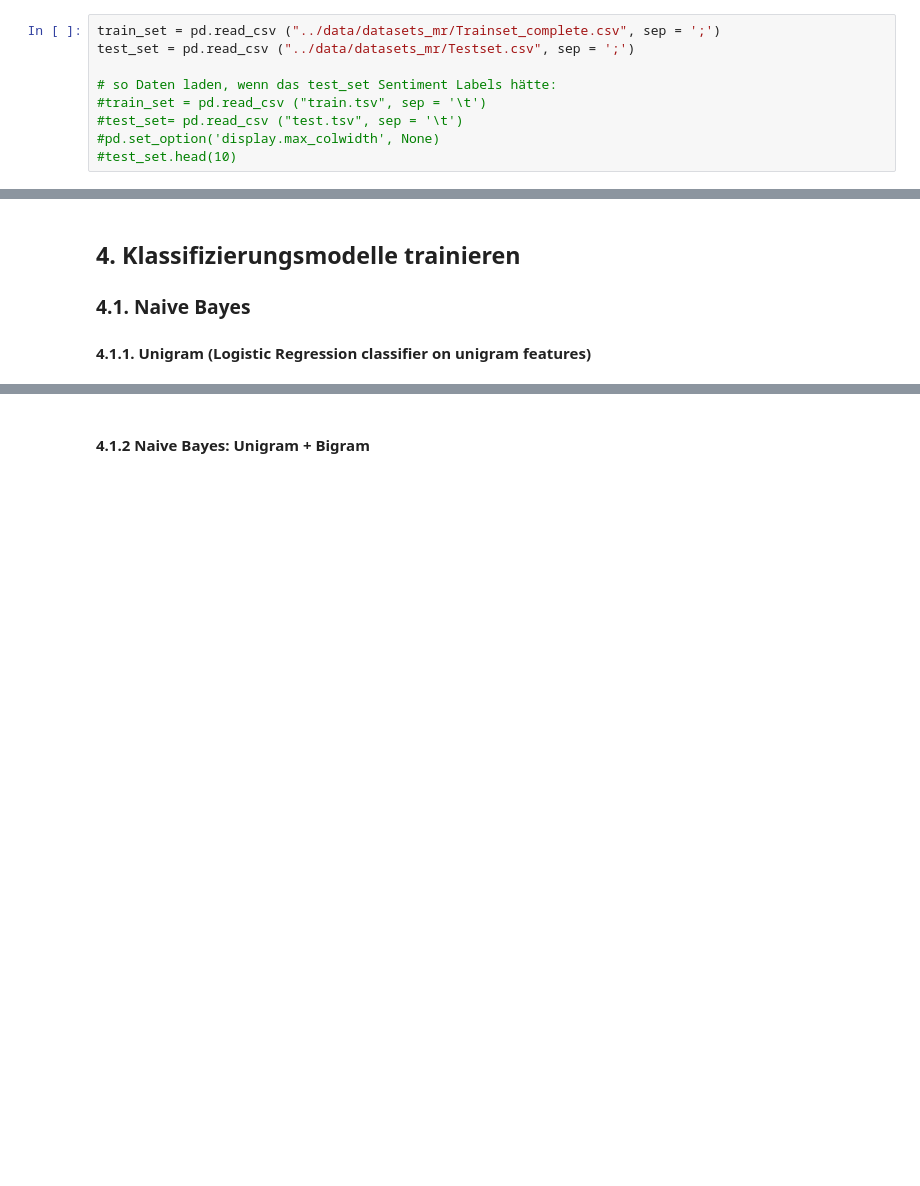
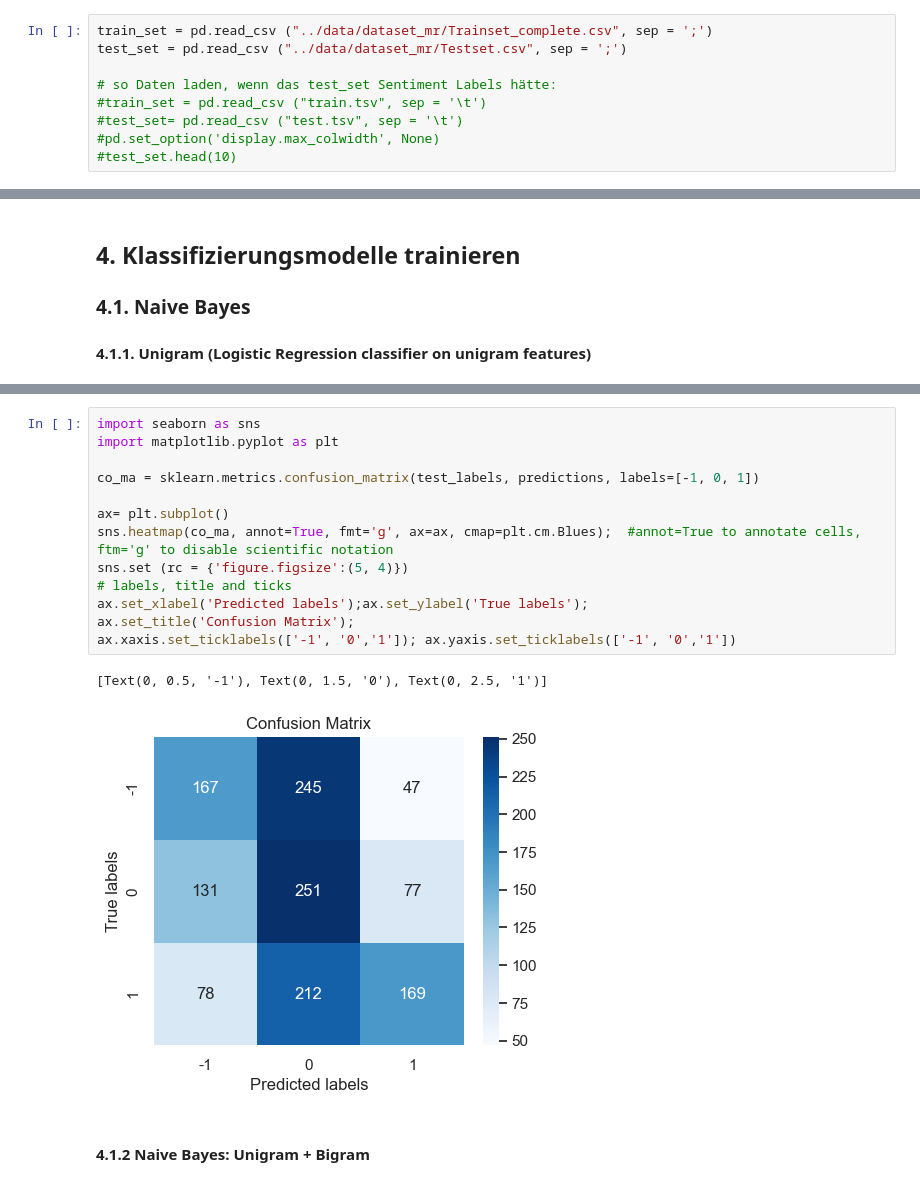
Before and after one commit to nklsKrmnn/LSC_Sentiment_Analysis, a Jupyter notebook: notebooks/Project_BoW.ipynb, the cells around one changed output, grey strips where cells are left out. Cells and saved outputs as stored; diff of their text form; blank space fills up the shorter version.

```diff
--- a/notebooks/Project_BoW.ipynb
+++ b/notebooks/Project_BoW.ipynb
@@ -14,8 +14,8 @@ import csv
 # %% [markdown]
 ## 1. Data Loading
 # %%
-train_set = pd.read_csv ("../data/datasets_mr/Trainset_complete.csv", sep = ';')
-test_set = pd.read_csv ("../data/datasets_mr/Testset.csv", sep = ';')
+train_set = pd.read_csv ("../data/dataset_mr/Trainset_complete.csv", sep = ';')
+test_set = pd.read_csv ("../data/dataset_mr/Testset.csv", sep = ';')
 
 # so Daten laden, wenn das test_set Sentiment Labels hätte:
 #train_set = pd.read_csv ("train.tsv", sep = '\t')
@@ -180,3 +172,19 @@ weighted avg       0.45      0.42      0.42      1377
+# %%
+import seaborn as sns
+import matplotlib.pyplot as plt
+
+co_ma = sklearn.metrics.confusion_matrix(test_labels, predictions, labels=[-1, 0, 1])
+
+ax= plt.subplot()
+sns.heatmap(co_ma, annot=True, fmt='g', ax=ax, cmap=plt.cm.Blues);  #annot=True to annotate cells, ftm='g' to disable scientific notation
+sns.set (rc = {'figure.figsize':(5, 4)})
+# labels, title and ticks
+ax.set_xlabel('Predicted labels');ax.set_ylabel('True labels');
+ax.set_title('Confusion Matrix');
+ax.xaxis.set_ticklabels(['-1', '0','1']); ax.yaxis.set_ticklabels(['-1', '0','1'])
+# %% [output]
+[Text(0, 0.5, '-1'), Text(0, 1.5, '0'), Text(0, 2.5, '1')]
+[figure, added]
 # %% [markdown]
 #### 4.1.2 Naive Bayes: Unigram + Bigram
 # %%
```
Also changed, not shown: parts of 29 cells of this notebook.
